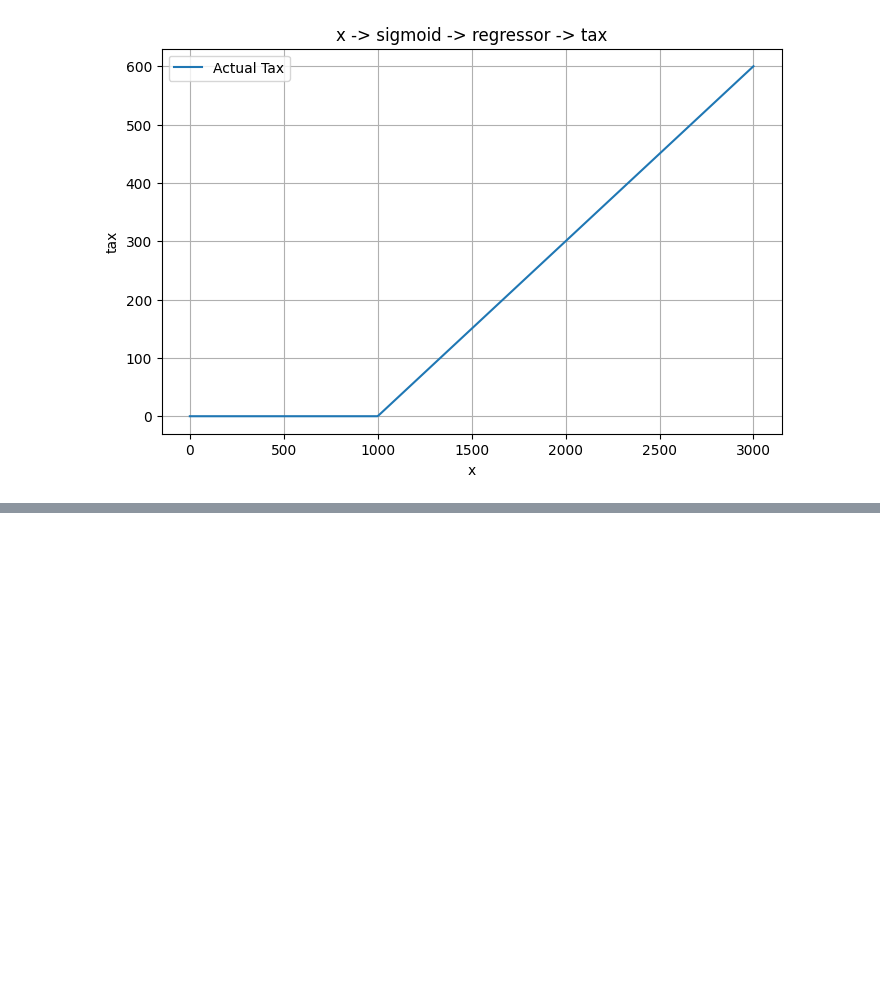
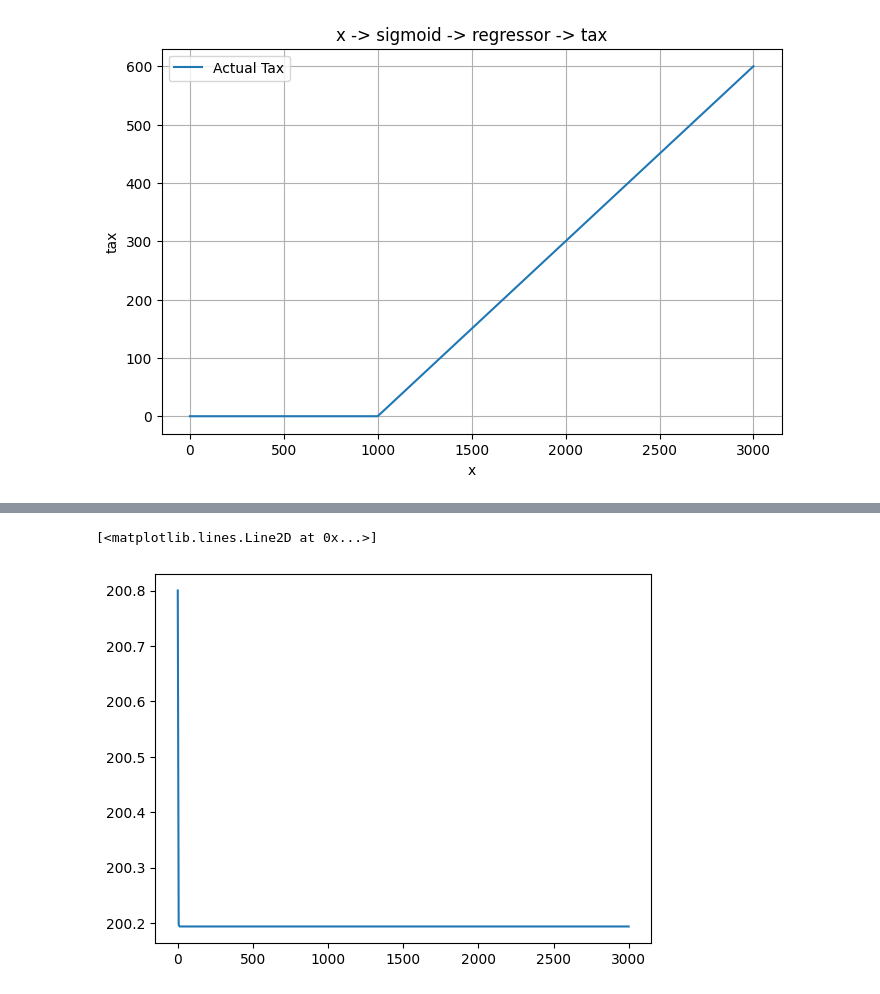
Before and after one commit to cloudxlab/june_2025_iitr, a Jupyter notebook: 39_mar_28.ipynb, the cells around one changed output, grey strips where cells are left out. Saved outputs shown, nothing was run; the diff lists cells and outputs as text; code cells hidden in the pictures; blank space fills up the shorter version.

Commit message:
gradient descent

```diff
--- a/39_mar_28.ipynb
+++ b/39_mar_28.ipynb
@@ -334,0 +488,5 @@ ValueError: all the input arrays must have same number of dimensions, but the ar
+# %%
+new_weights = np.array([-1.55676593e-02, -1.43680103e-01, -1.19573320e-02, -1.58036346e-01,
+        8.91944356e+00,  6.76650263e+00,  1.50906878e+01])
+
+new_weights = gradient_descent(error, new_weights, eta=.001, max_epochs=400)
@@ -334,0 +511,2 @@ ValueError: all the input arrays must have same number of dimensions, but the ar
+# %%
+new_weights = gradient_descent(error, new_weights, eta=.001, max_epochs=400)
@@ -334,0 +531,2 @@ ValueError: all the input arrays must have same number of dimensions, but the ar
+# %%
+new_weights = gradient_descent(error, new_weights, eta=.01, max_epochs=400)
@@ -334,0 +551,2 @@ ValueError: all the input arrays must have same number of dimensions, but the ar
+# %%
+new_weights = gradient_descent(error, new_weights, eta=.001, max_epochs=400)
@@ -334,0 +571,9 @@ ValueError: all the input arrays must have same number of dimensions, but the ar
+# %%
+weights = new_weights
+x_input = salary.reshape(1, -1)
+predicted = tax_model(x_input, weights)
+
+plt.plot(salary, predicted)
+# %% [output]
+[<matplotlib.lines.Line2D at 0x...>]
+[figure, added]
```
Also changed, not shown: parts of 33 cells of this notebook.
